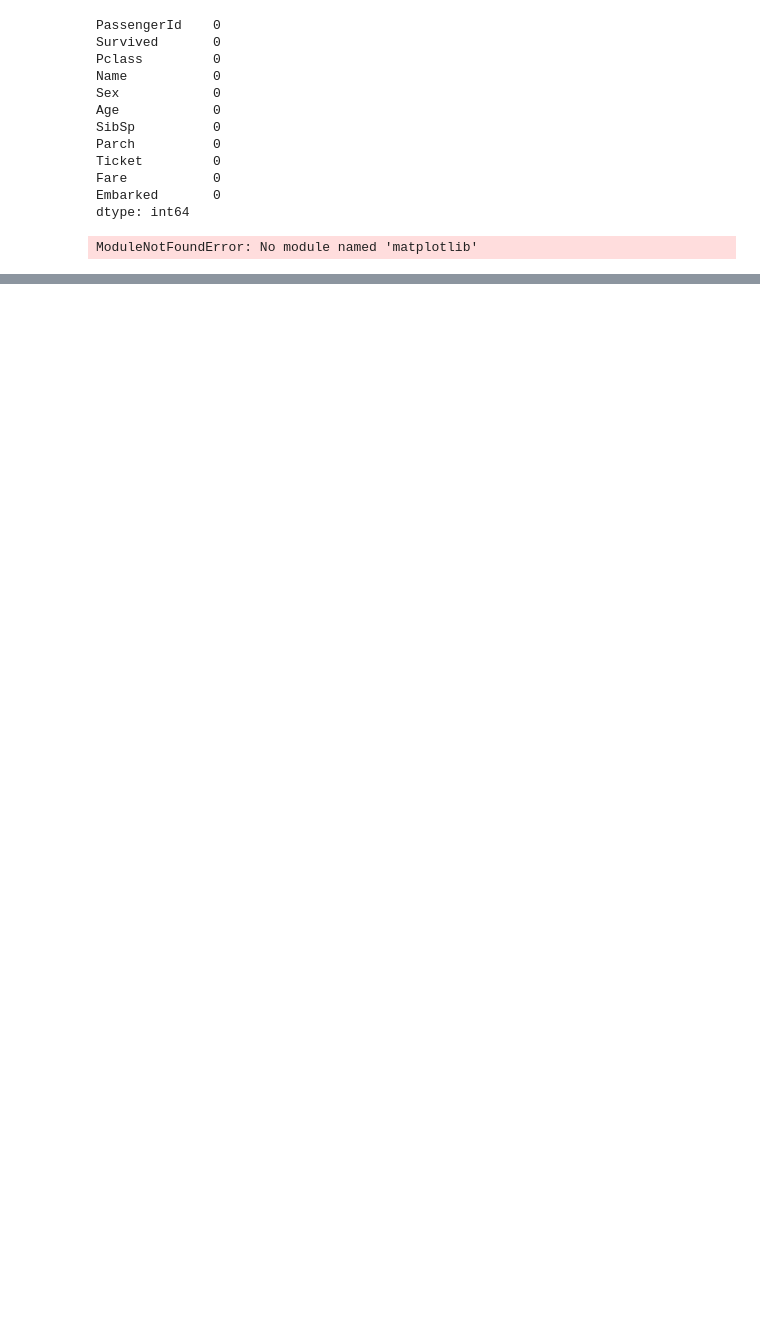
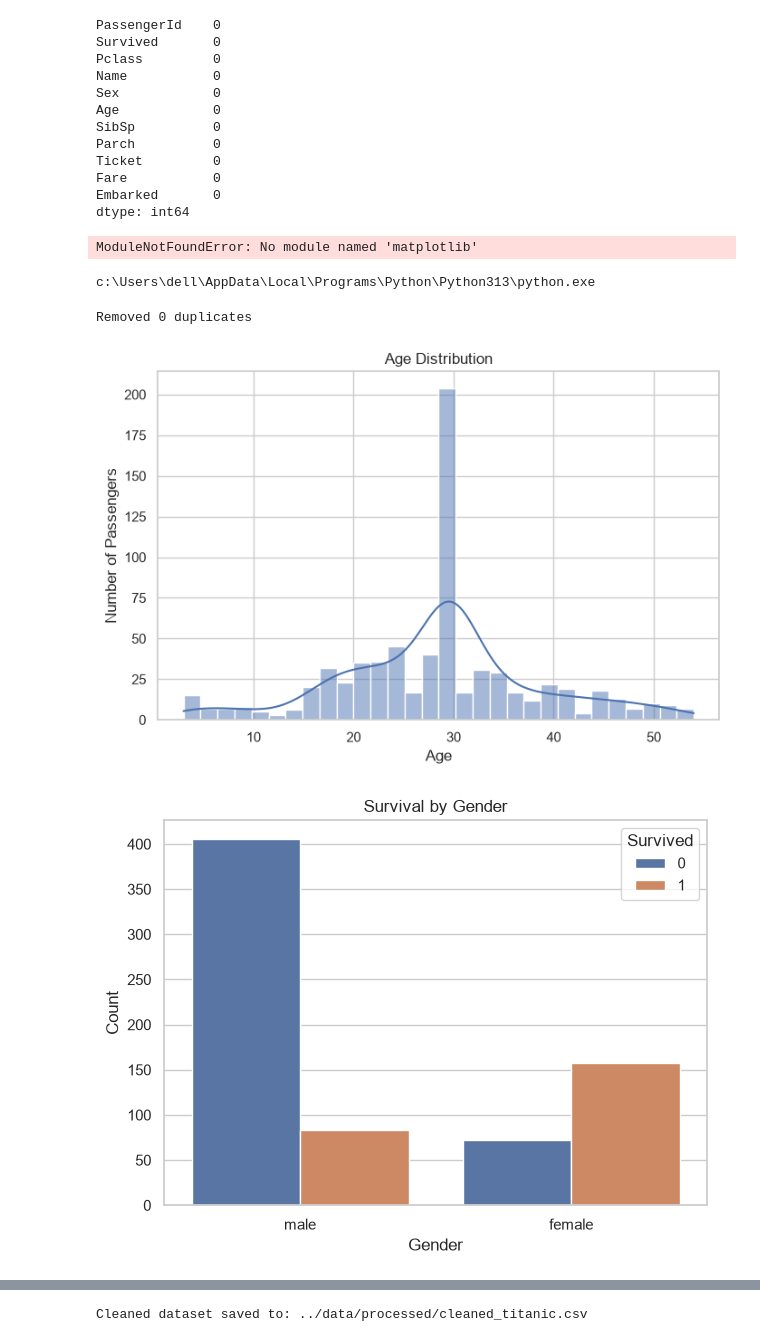
Before and after one commit to bishtashish3002-gif/projects, a Jupyter notebook: Data-Cleaning-Visualization/data_project/notebooks/analysis.ipynb, the cells around one changed output, grey strips where cells are left out. Drawn from its saved outputs; the diff is of its cells as text; code cells hidden in the pictures; blank space fills up the shorter version.

```diff
--- a/Data-Cleaning-Visualization/data_project/notebooks/analysis.ipynb
+++ b/Data-Cleaning-Visualization/data_project/notebooks/analysis.ipynb
@@ -73,2 +70,34 @@ create_all_visualizations(df)
 # %% [output]
 ModuleNotFoundError: No module named 'matplotlib'
+# %%
+import sys
+
+print(sys.executable)
+# %% [output]
+c:\Users\dell\AppData\Local\Programs\Python\Python313\python.exe
+# %%
+import sys
+from pathlib import Path
+import pandas as pd
+sys.path.insert(0, str(Path("..").resolve()))
+from src.data_cleaning import (
+      clean_data,
+      remove_duplicates,
+      remove_outliers,
+      fix_data_types,
+)
+df = pd.read_csv("../data/raw/titanic.csv")
+
+df = clean_data(df)
+df = remove_duplicates(df)
+df = remove_outliers(df, column="Age")
+df = remove_outliers(df, column="Fare")
+df = fix_data_types(df)
+
+df.head()
+from src.visualization import create_all_visualizations
+create_all_visualizations(df)
+# %% [output]
+Removed 0 duplicates
+[figure, added]
+[figure, added]
@@ -74,0 +108,6 @@ ModuleNotFoundError: No module named 'matplotlib'
+# %%
+from src.data_loading import save_data
+
+save_data(df, "../data/processed/cleaned_titanic.csv")
+# %% [output]
+Cleaned dataset saved to: ../data/processed/cleaned_titanic.csv
```
Also changed, not shown: parts of 2 cells of this notebook, 7 other files.
